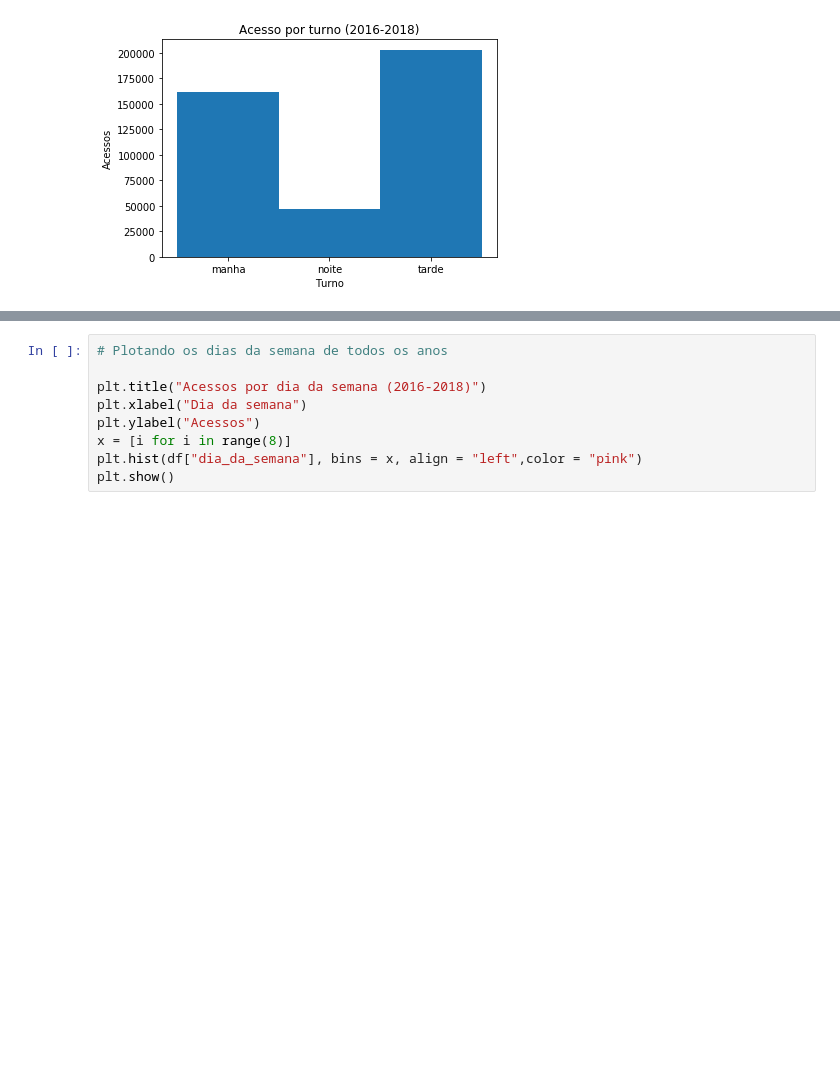
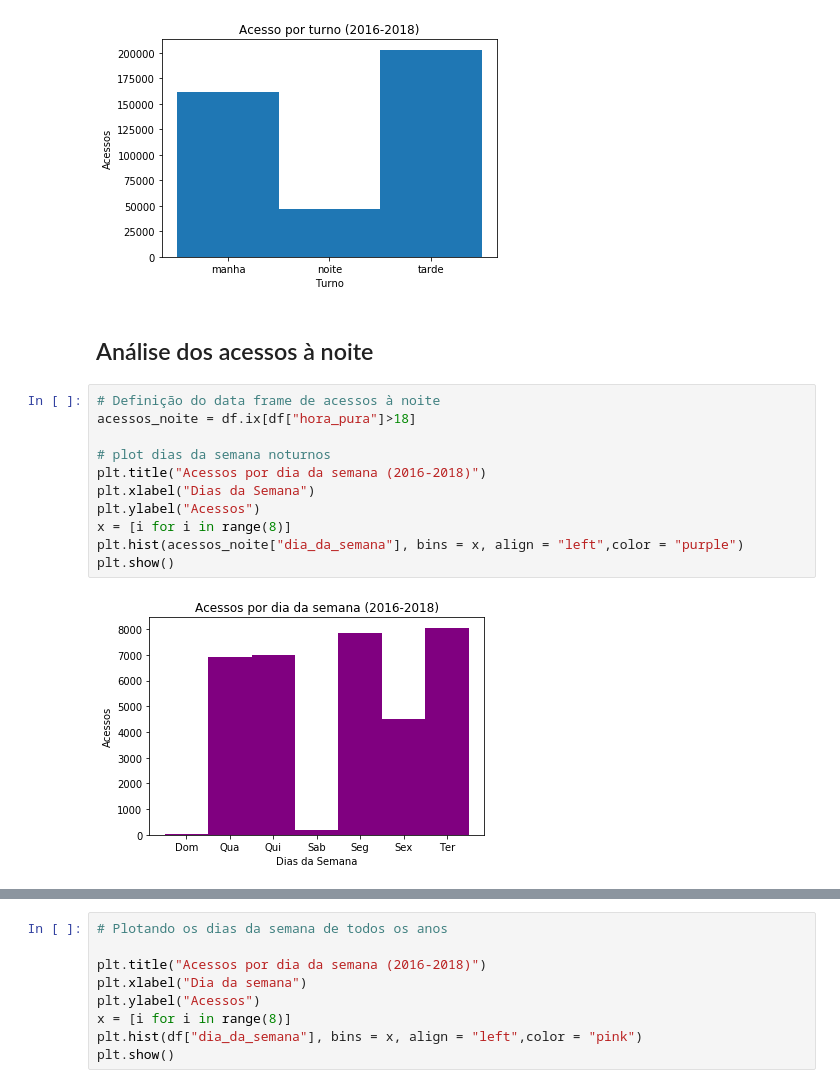
Before and after one commit to felipemarinho97/guardiansAnalytics, a Jupyter notebook: src/Analise.ipynb, the cells around one changed output, grey strips where cells are left out. Cells and saved outputs as stored; diff of their text form; blank space fills up the shorter version.

Commit message:
começando análise noturna 2016-2017

```diff
--- a/src/Analise.ipynb
+++ b/src/Analise.ipynb
@@ -120,3 +122,18 @@ plt.hist(df["turno"], bins = x,align = "left")
 plt.show()
 # %% [output]
 [figure]
+# %% [markdown]
+## Análise dos acessos à noite
+# %%
+# Definição do data frame de acessos à noite
+acessos_noite = df.ix[df["hora_pura"]>18]
+
+# plot dias da semana noturnos
+plt.title("Acessos por dia da semana (2016-2018)")
+plt.xlabel("Dias da Semana")
+plt.ylabel("Acessos")
+x = [i for i in range(8)]
+plt.hist(acessos_noite["dia_da_semana"], bins = x, align = "left",color = "purple")
+plt.show()
+# %% [output]
+[figure, added]
```
Also changed, not shown: parts of 12 cells of this notebook, 1 other file.
